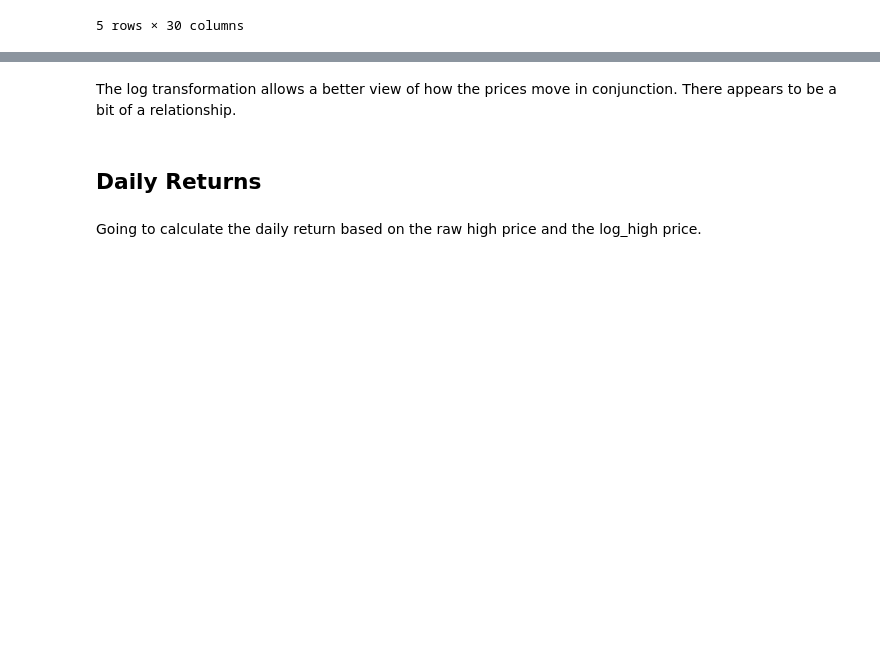
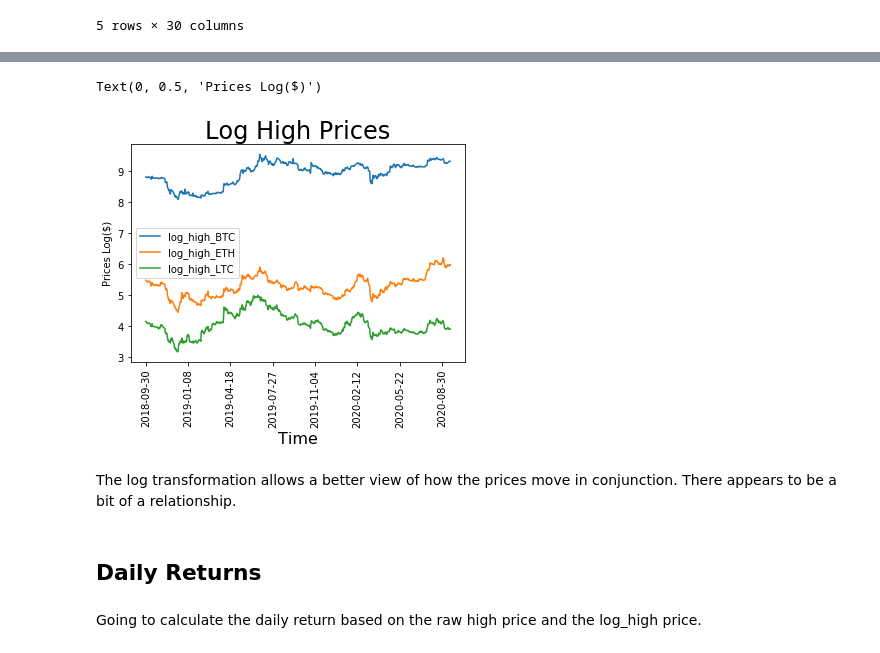
Before and after one commit to hank-butler/Third-Capstone, a Jupyter notebook: Third_Capstone_EDA.ipynb, the cells around one changed output, grey strips where cells are left out. Saved outputs shown, nothing was run; the diff lists cells and outputs as text; code cells hidden in the pictures; blank space fills up the shorter version.

```diff
--- a/Third_Capstone_EDA.ipynb
+++ b/Third_Capstone_EDA.ipynb
@@ -61,3 +60,12 @@ df.plot(y=['log_high_BTC', 'log_high_ETH', 'log_high_LTC'])
+# %%
+df.plot(y=['log_high_BTC', 'log_high_ETH', 'log_high_LTC'])
+plt.title("Log High Prices", size = 24)
+plt.xlabel("Time", size = 16)
+plt.xticks(rotation = 90)
+plt.ylabel("Prices Log($)")
+# %% [output]
+Text(0, 0.5, 'Prices Log($)')
+[figure, added]
 # %% [markdown]
 The log transformation allows a better view of how the prices move in conjunction. There appears to be a bit of a relationship.
 # %% [markdown]
```
Also changed, not shown: parts of 8 cells of this notebook.
